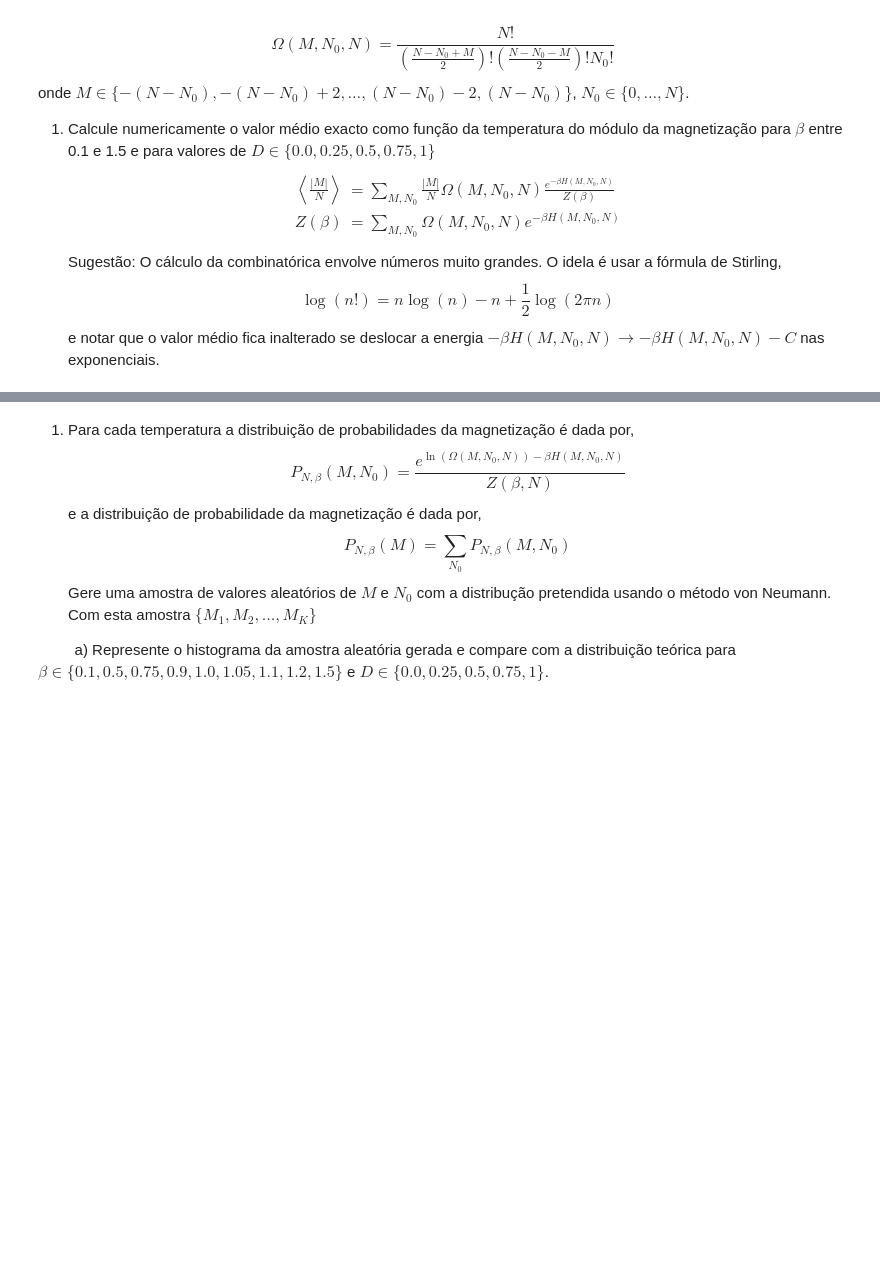
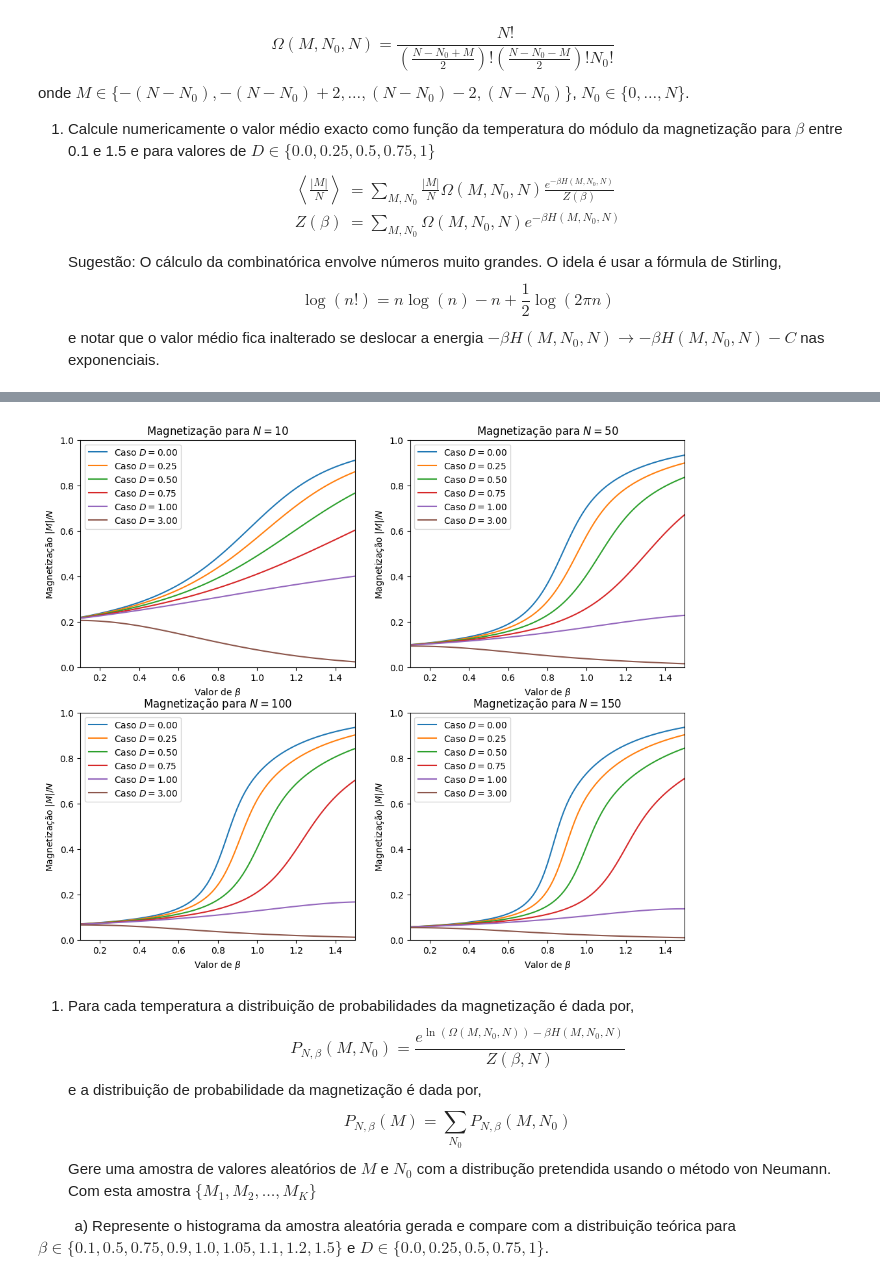
Before and after one commit to guilhermebaos/Aulas-Uni, a Jupyter notebook: Física Estatística/TPC3/TPC3.ipynb, the cells around one changed output, grey strips where cells are left out. Drawn from its saved outputs; the diff is of its cells as text; code cells hidden in the pictures; blank space fills up the shorter version.

```diff
--- a/Física Estatística/TPC3/TPC3.ipynb
+++ b/Física Estatística/TPC3/TPC3.ipynb
@@ -93,9 +105,8 @@ memfactorial = [1]
 for n in range(STIRLING):
     memfactorial += [memfactorial[-1] * (n+1)]
 
-memfactorial = np.array(memfactorial)
 
-def fastfactorial(n: int) -> int:
+def stirlingfactorial(n: int) -> int:
     """
         Calcula o fatorial dos elementos de `n`. Usa a aproximação de Stirling para inteiros maiores que o parâmetro STIRLING.
     """
@@ -106,4 +117,86 @@ def fastfactorial(n: int) -> int:
         return memfactorial[n]
     else:
         return n * np.log(n) - n + np.log(2 * np.pi * n) /2
+
+
+def exactfactorial(n: int) -> int:
+    """
+        Calcula o fatorial de modo exato usando memoização
+    """
+    global memfactorial
+
+    numfactorial = len(memfactorial)
+    if numfactorial <= n:
+        steps = n - numfactorial + 1
+        for i in range(steps):
+            memfactorial += [memfactorial[-1] * (i + numfactorial)]
+    return memfactorial[n]
+
+
+# PROGRAMA PRINCIPAL
+
+# Parâmetros
+Ne = 100 # N escolhido
+P = 101 # Pontos para beta
+betamin = 0.1 # Valor mínimo de beta
+betamax = 1.5 # Valor máximo de beta
+bb12 = np.array([0.1, 0.5, 0.75, 0.9, 1.0, 1.05, 1.1, 1.2, 1.5]) # Valores de beta do exercício 1.2
+
+# Valores de beta a usar neste exercício
+bb11 = np.sort(np.array(list(set(np.linspace(betamin, betamax, P)).union(set(bb12)))))
+P = len(bb11)
+
+
+cols = 2
+rows = 2
+plt.figure(figsize=(6 * cols, 5 * rows))
+
+# Calcular para vários N
+dados11 = dict()
+for pos, N in enumerate([10, 50, Ne, 150]):
+    Nfac = exactfactorial(N)
+    plt.subplot(rows, cols, pos+1)
+
+    # Calcular para cada D
+    for D in [0, 0.25, 0.5, 0.75, 1, 3]:
+        # Função partição
+        Z = np.zeros(P, dtype="float64")
+
+        # Resultado
+        res = np.zeros(P, dtype="float64")
+
+        # Fazer o somatório para cada N0 e M
+        for N0 in range(N+1):
+            Mmax = N-N0
+            N0fac = exactfactorial(N0)
+            for M in range(-Mmax, Mmax + 1, 2):
+                # Calcular omega, notando que deve ser sempre um inteiro!
+                omega = Nfac // (exactfactorial(int((Mmax+M)/2)) * exactfactorial(int((Mmax-M)/2)) * N0fac)
+
+                # Calcular para cada beta
+                exp = np.exp(bb11 * (D * N0 + M**2/N - N/2))
+
+                # Calcular os valores desejados (foi necessário especificar o tipo de dado do array, às vezes o tipo de dado era convertido para object)
+                omegaexp = np.array(omega * exp, dtype=np.float64)
+                Z += omegaexp
+                res += abs(M) * omegaexp
+
+        # Calcular a magnetização
+        mag = (res/Z)/N
+
+        # Representar graficamente
+        plt.plot(bb11, mag, label=f"Caso $D = {D:.2f}$")
+        if N == Ne:
+            dados11[D] = (Z, mag)
+
+    plt.title(f"Magnetização para $N = {N}$")
+    plt.xlabel("Valor de $\\beta$")
+    plt.ylabel("Magnetização $|M|/N$")
+    plt.legend()
+
+    ax = plt.gca()
+    ax.set_xlim(betamin, betamax)
+    ax.set_ylim(0, 1)
+
+plt.show()
 # %% [output]
@@ -111,3 +203,4 @@ def fastfactorial(n: int) -> int:
+[figure, added]
 # %% [markdown]
 1. Para cada temperatura a distribuição de probabilidades da magnetização
 é dada por,
```
Also changed, not shown: parts of 8 cells of this notebook, 1 other file.
